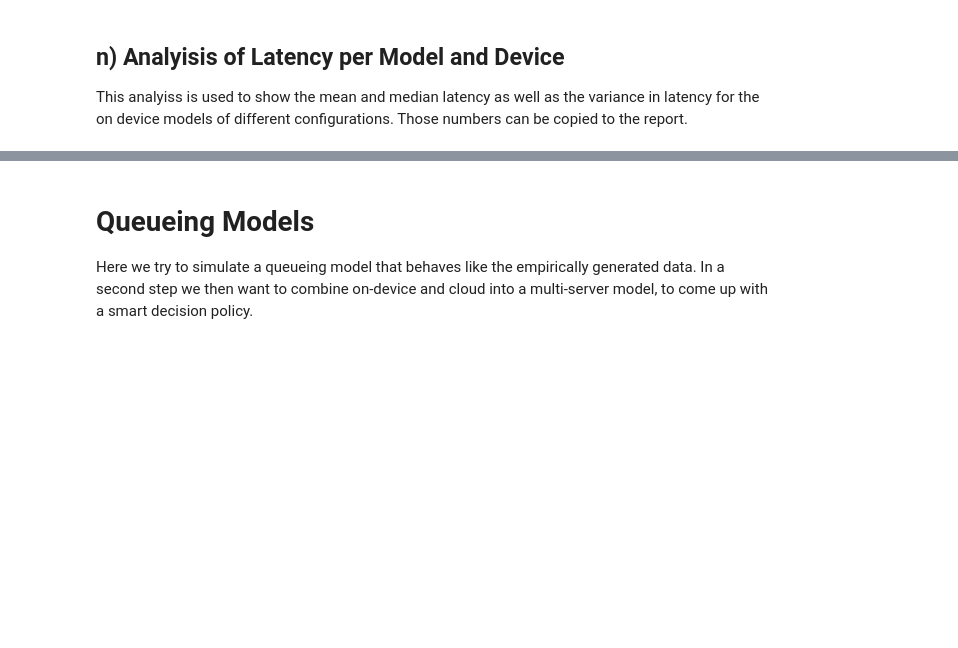
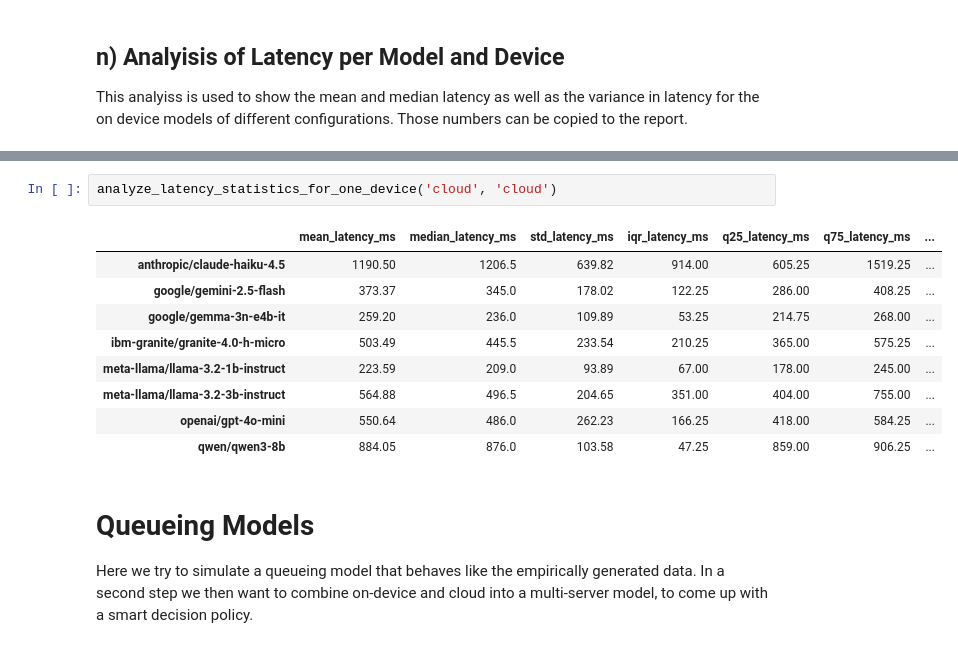
Before and after one commit to fabianHueni/UNIBE_MSGAI_HS25_Project, a Jupyter notebook: analyse/analyse_latency_data.ipynb, the cells around one changed output, grey strips where cells are left out. Cells and saved outputs as stored; diff of their text form; blank space fills up the shorter version.

```diff
--- a/analyse/analyse_latency_data.ipynb
+++ b/analyse/analyse_latency_data.ipynb
@@ -245,3 +250,15 @@ analyze_latency_statistics_for_one_device('nicolas-privat')
+# %%
+analyze_latency_statistics_for_one_device('cloud', 'cloud')
+# %% [output]
+|  | mean_latency_ms | median_latency_ms | std_latency_ms | iqr_latency_ms | q25_latency_ms | q75_latency_ms | ... |
+| anthropic/claude-haiku-4.5 | 1190.50 | 1206.5 | 639.82 | 914.00 | 605.25 | 1519.25 | ... |
+| google/gemini-2.5-flash | 373.37 | 345.0 | 178.02 | 122.25 | 286.00 | 408.25 | ... |
+| google/gemma-3n-e4b-it | 259.20 | 236.0 | 109.89 | 53.25 | 214.75 | 268.00 | ... |
+| ibm-granite/granite-4.0-h-micro | 503.49 | 445.5 | 233.54 | 210.25 | 365.00 | 575.25 | ... |
+| meta-llama/llama-3.2-1b-instruct | 223.59 | 209.0 | 93.89 | 67.00 | 178.00 | 245.00 | ... |
+| meta-llama/llama-3.2-3b-instruct | 564.88 | 496.5 | 204.65 | 351.00 | 404.00 | 755.00 | ... |
+| openai/gpt-4o-mini | 550.64 | 486.0 | 262.23 | 166.25 | 418.00 | 584.25 | ... |
+| qwen/qwen3-8b | 884.05 | 876.0 | 103.58 | 47.25 | 859.00 | 906.25 | ... |
 # %% [markdown]
 # Queueing Models
 Here we try to simulate a queueing model that behaves like the empirically generated data. In a second step we then want to combine on-device and cloud into a multi-server model, to come up with a smart decision policy.
```
Also changed, not shown: parts of 7 cells of this notebook.
